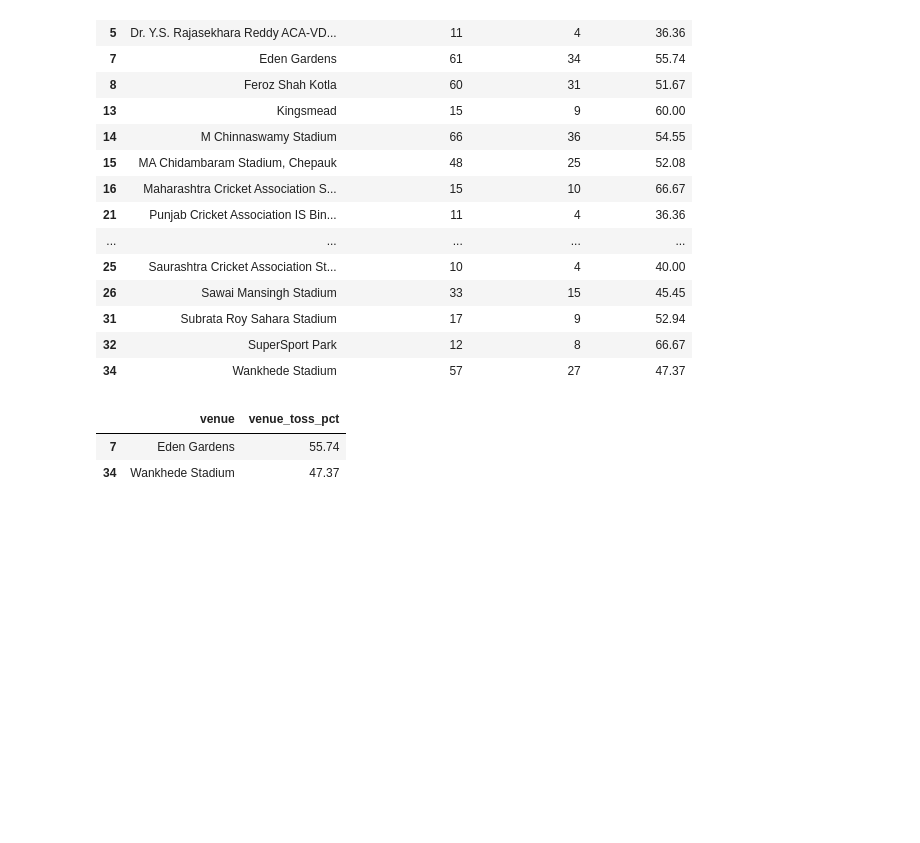
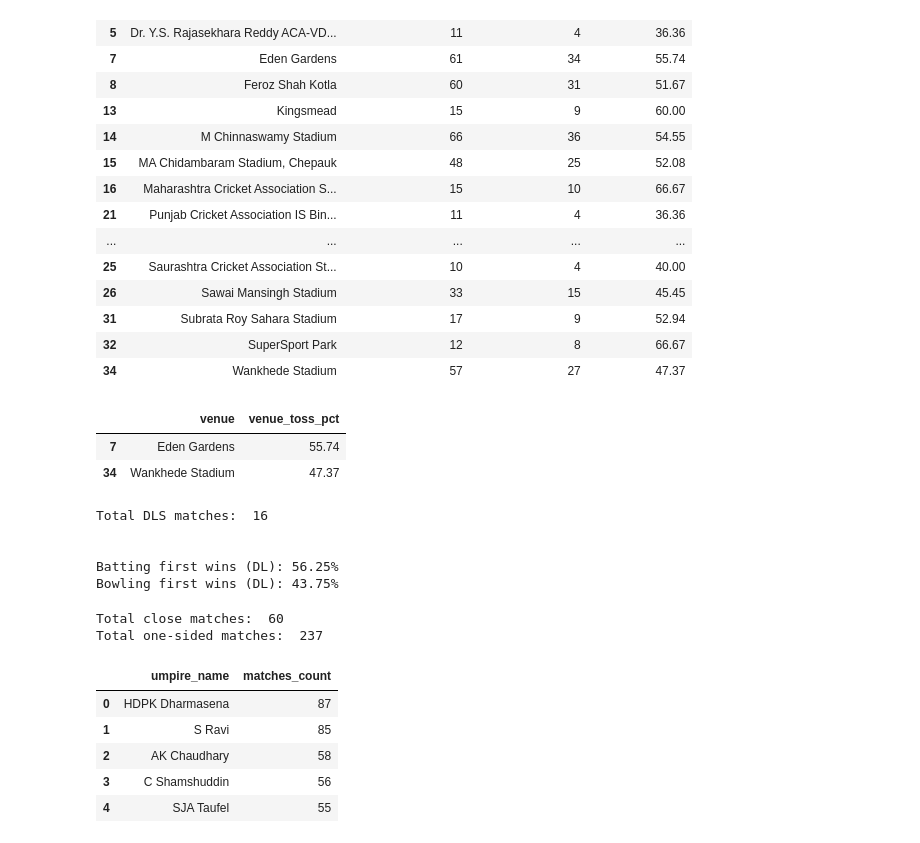
Before and after one commit to pratapsingh23/ipl-data-analysis-pandas, a Jupyter notebook: IPL_data_analysis.ipynb, the cells around one changed output. Cells and saved outputs as stored; diff of their text form; code cells hidden in the pictures; blank space fills up the shorter version.

```diff
--- a/IPL_data_analysis.ipynb
+++ b/IPL_data_analysis.ipynb
@@ -347,3 +347,59 @@ eden_wankhede[['venue','venue_toss_pct',]]
 |  | venue | venue_toss_pct |
 | 7 | Eden Gardens | 55.74 |
 | 34 | Wankhede Stadium | 47.37 |
+# %%
+# Checking DLS method impact:
+
+dls_applied =  df[df['dl_applied'] == 1]
+total_dls_matches = len(dls_applied)
+print("Total DLS matches: ", total_dls_matches)
+print('\n')
+# Bat first wins and Bowl first wins:
+bat_first_wins = len(dls_applied[dls_applied['win_by_runs'] > 0])
+bowl_first_wins = len(dls_applied[dls_applied['win_by_wickets'] > 0])
+
+# percentage calculating:
+bat_first_win_pct = (bat_first_wins / total_dls_matches) * 100
+bowl_first_win_pct = (bowl_first_wins / total_dls_matches) * 100
+
+print(f"Batting first wins (DL): {bat_first_win_pct}%")
+print(f"Bowling first wins (DL): {bowl_first_win_pct}%")
+# %% [output]
+Total DLS matches:  16
+
+
+Batting first wins (DL): 56.25%
+Bowling first wins (DL): 43.75%
+# %%
+# Close matches vs One-sided matches:
+
+# For Close matches:
+close_runs = ((df['win_by_runs'] < 10) & (df['win_by_runs'] > 0))
+close_wickets = ((df['win_by_wickets'] < 2) & (df['win_by_wickets'] > 0))
+
+close_matches = df[close_runs | close_wickets]
+print("Total close matches: ", len(close_matches))
+
+
+# One_sided matches:
+one_side_runs = (df['win_by_runs'] > 50)
+one_side_wickets = (df['win_by_runs'] > 8)
+
+one_side_match = df[one_side_runs | one_side_wickets]
+print("Total one-sided matches: ", len(one_side_match))
+# %% [output]
+Total close matches:  60
+Total one-sided matches:  237
+# %%
+# most matches handled by  top 5  frequent umpires:
+# df.head(5)
+all_umpire = pd.concat([df['umpire1'], df['umpire2']]).value_counts().reset_index().head(5)
+all_umpire.columns = ['umpire_name', 'matches_count']
+display(all_umpire)
+# %% [output]
+|  | umpire_name | matches_count |
+| 0 | HDPK Dharmasena | 87 |
+| 1 | S Ravi | 85 |
+| 2 | AK Chaudhary | 58 |
+| 3 | C Shamshuddin | 56 |
+| 4 | SJA Taufel | 55 |
```
